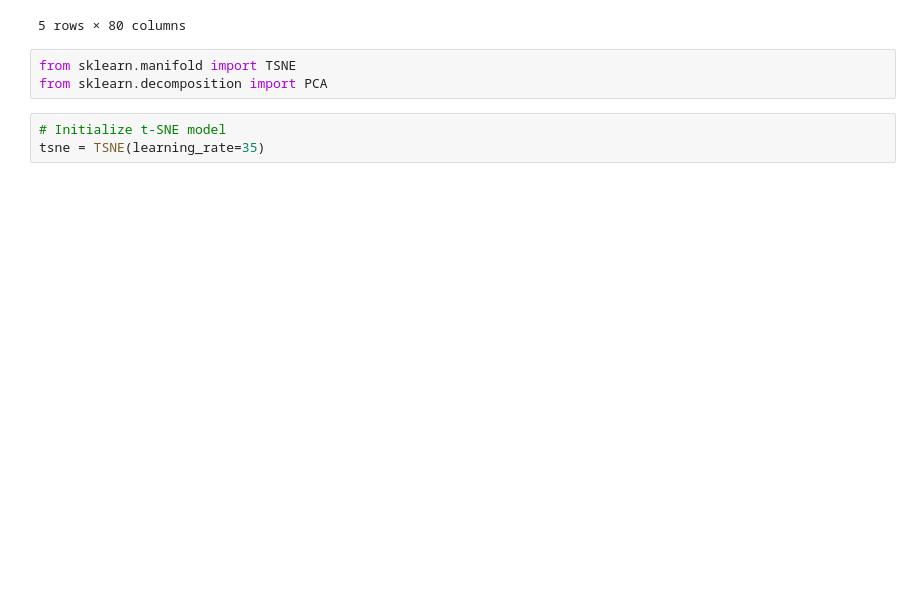
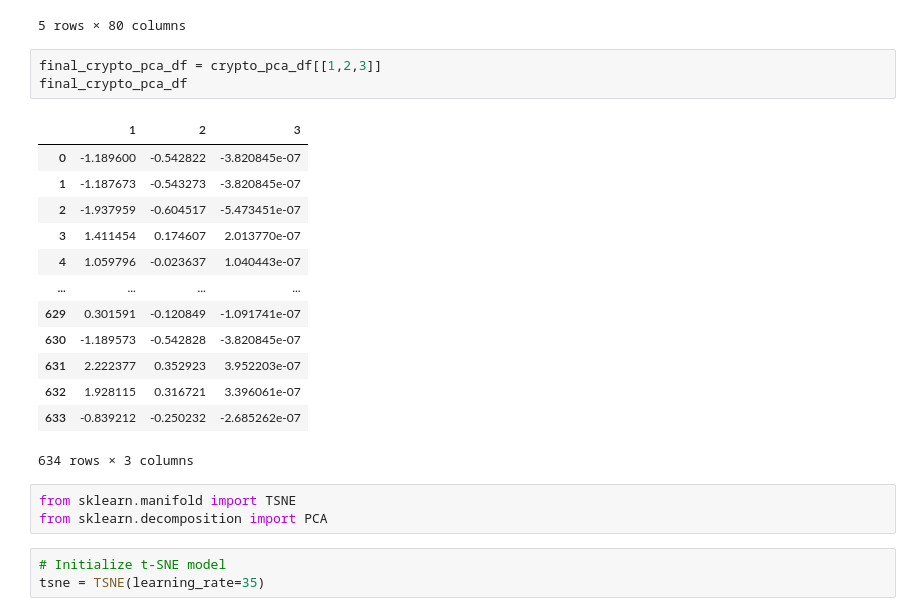
Before and after one commit to cgardner1388/Unsupervised-Machine-Learning, a Jupyter notebook: Untitled.ipynb, the cells around one changed output. Drawn from its saved outputs; the diff is of its cells as text; blank space fills up the shorter version.

```diff
--- a/Untitled.ipynb
+++ b/Untitled.ipynb
@@ -193,6 +193,23 @@ crypto_pca_df.head()
 | 3 | -0.243049 | 1.411454 | 0.174607 | 2.013770e-07 | -1.276540e-10 | 2.535972e-11 | 9.807059e-11 | -2.637241e-09 | -0.011109 | 0.153798 | ... | ... |
 | 4 | -0.316964 | 1.059796 | -0.023637 | 1.040443e-07 | -6.596250e-11 | 1.310222e-11 | 5.066982e-11 | -1.362583e-09 | 0.007551 | -0.383147 | ... | ... |
 5 rows × 80 columns
+# %%
+final_crypto_pca_df = crypto_pca_df[[1,2,3]]
+final_crypto_pca_df
+# %% [output]
+|  | 1 | 2 | 3 |
+| 0 | -1.189600 | -0.542822 | -3.820845e-07 |
+| 1 | -1.187673 | -0.543273 | -3.820845e-07 |
+| 2 | -1.937959 | -0.604517 | -5.473451e-07 |
+| 3 | 1.411454 | 0.174607 | 2.013770e-07 |
+| 4 | 1.059796 | -0.023637 | 1.040443e-07 |
+| ... | ... | ... | ... |
+| 629 | 0.301591 | -0.120849 | -1.091741e-07 |
+| 630 | -1.189573 | -0.542828 | -3.820845e-07 |
+| 631 | 2.222377 | 0.352923 | 3.952203e-07 |
+| 632 | 1.928115 | 0.316721 | 3.396061e-07 |
+| 633 | -0.839212 | -0.250232 | -2.685262e-07 |
+634 rows × 3 columns
 # %%
 from sklearn.manifold import TSNE
 from sklearn.decomposition import PCA
```
Also changed, not shown: parts of 7 cells of this notebook.
